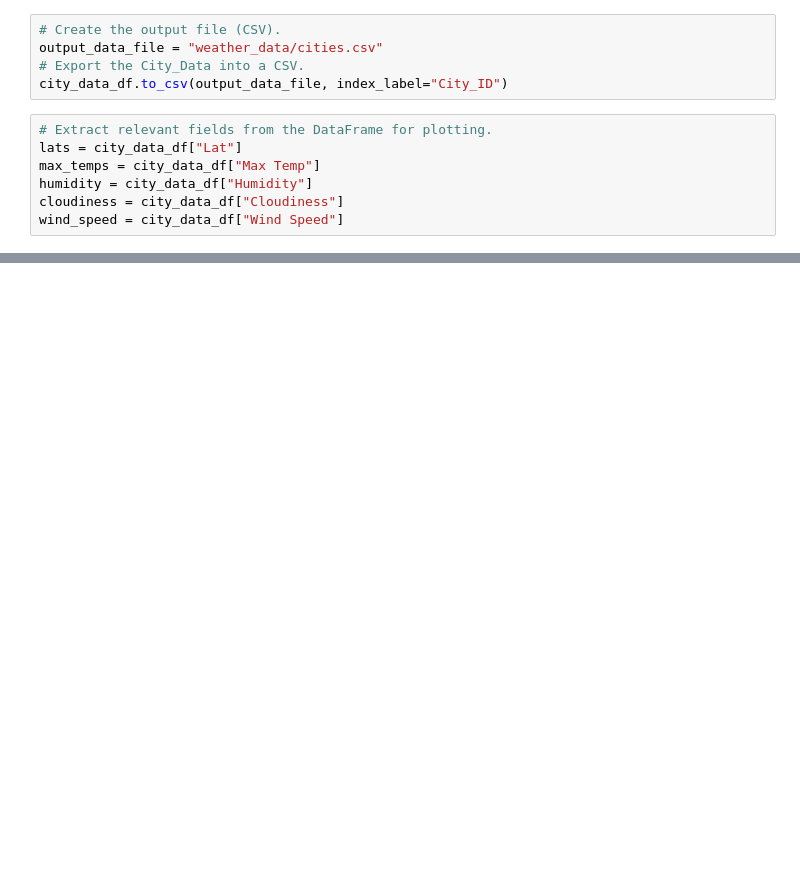
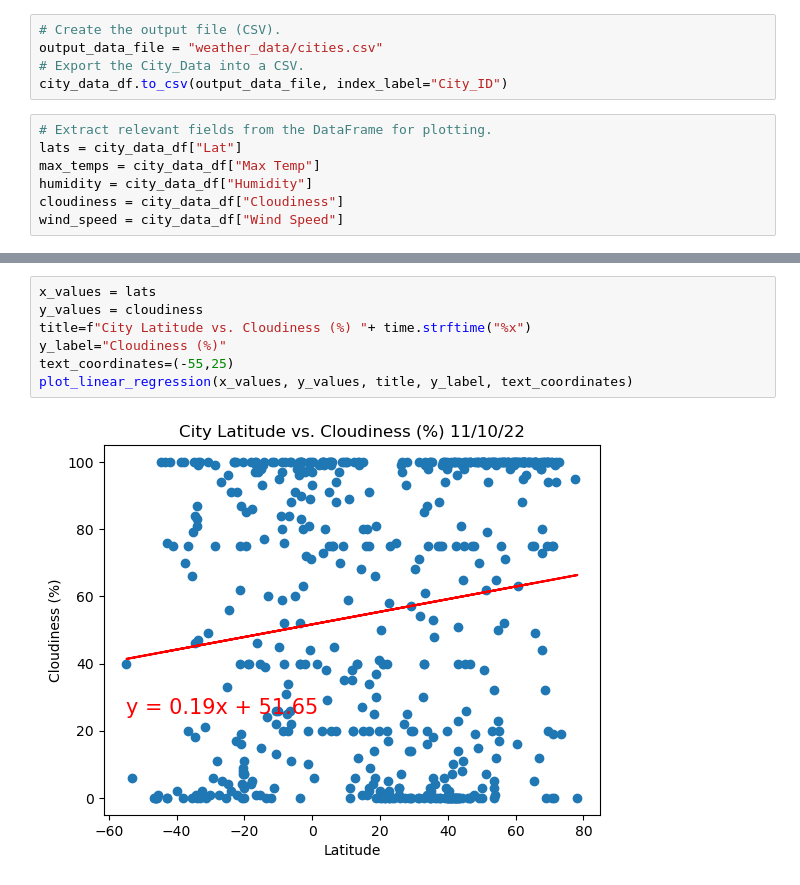
Before and after one commit to sofiwolfes/World_Weather_Analysis, a Jupyter notebook: WeatherPy.ipynb, the cells around one changed output, grey strips where cells are left out. Saved outputs shown, nothing was run; the diff lists cells and outputs as text; blank space fills up the shorter version.

```diff
--- a/WeatherPy.ipynb
+++ b/WeatherPy.ipynb
@@ -302,0 +354,9 @@ plt.show()
+# %%
+x_values = lats
+y_values = cloudiness
+title=f"City Latitude vs. Cloudiness (%) "+ time.strftime("%x")
+y_label="Cloudiness (%)"
+text_coordinates=(-55,25)
+plot_linear_regression(x_values, y_values, title, y_label, text_coordinates)
+# %% [output]
+[figure, added]
```
Also changed, not shown: parts of 30 cells of this notebook, 6 other files.
